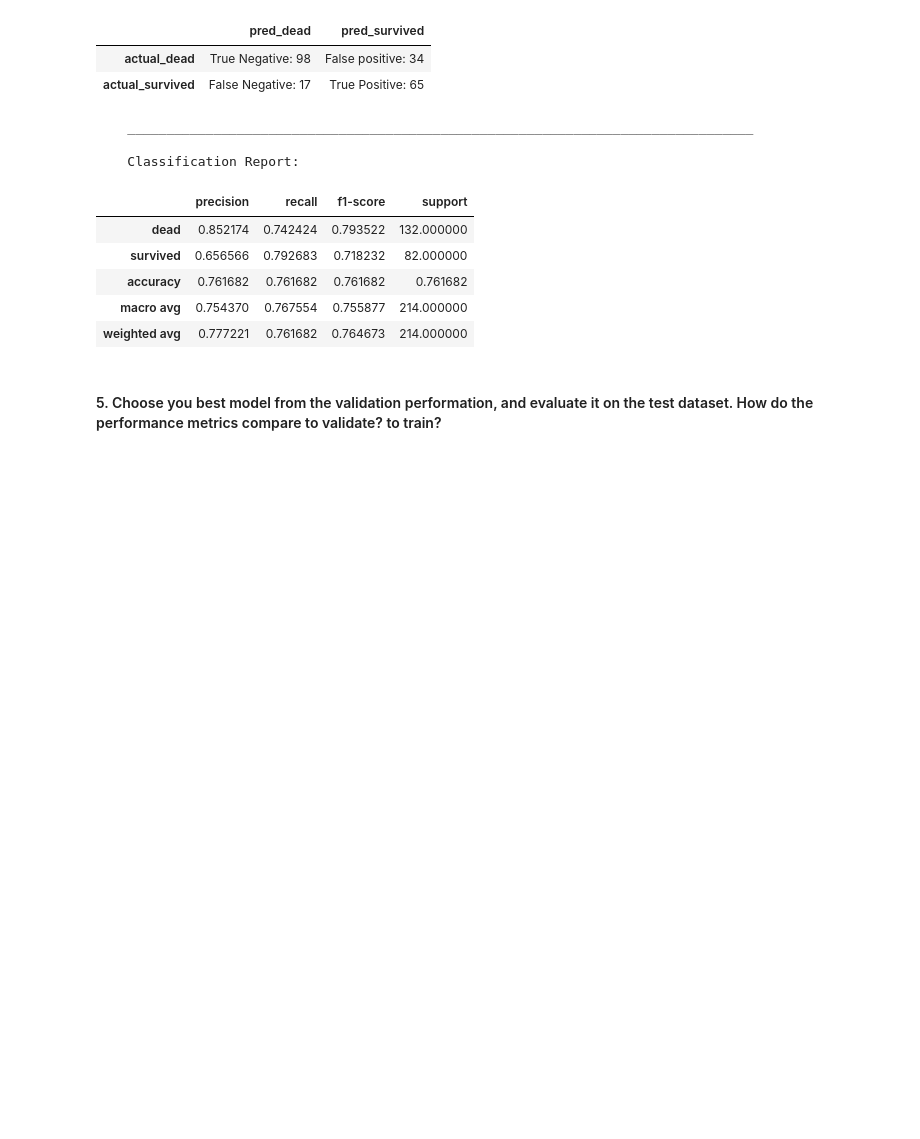
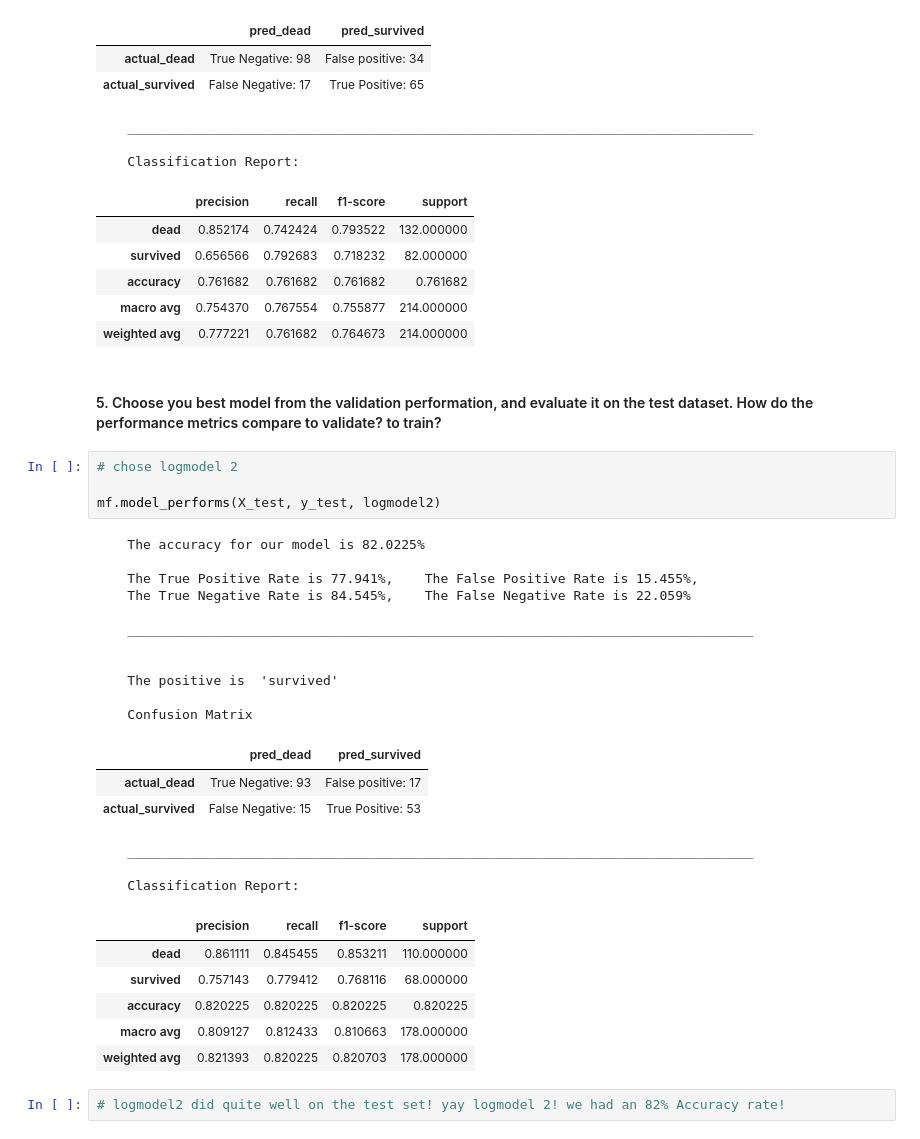
Before and after one commit to HeatherOrtegaMcMillan/classification-exercises, a Jupyter notebook: model.ipynb, the cells around one changed output. Drawn from its saved outputs; the diff is of its cells as text; blank space fills up the shorter version.

```diff
--- a/model.ipynb
+++ b/model.ipynb
@@ -1190,3 +1190,33 @@ mf.model_performs(X_validate, y_validate, logmodel4)
 | weighted avg | 0.777221 | 0.761682 | 0.764673 | 214.000000 |
 # %% [markdown]
 #### 5. Choose you best model from the validation performation, and evaluate it on the test dataset. How do the performance metrics compare to validate? to train?
+# %%
+# chose logmodel 2
+
+mf.model_performs(X_test, y_test, logmodel2)
+# %% [output]
+    The accuracy for our model is 82.0225%
+
+    The True Positive Rate is 77.941%,    The False Positive Rate is 15.455%,
+    The True Negative Rate is 84.545%,    The False Negative Rate is 22.059%
+
+    ________________________________________________________________________________
+
+
+    The positive is  'survived'
+
+    Confusion Matrix
+|  | pred_dead | pred_survived |
+| actual_dead | True Negative: 93 | False positive: 17 |
+| actual_survived | False Negative: 15 | True Positive: 53 |
+    ________________________________________________________________________________
+
+    Classification Report:
+|  | precision | recall | f1-score | support |
+| dead | 0.861111 | 0.845455 | 0.853211 | 110.000000 |
+| survived | 0.757143 | 0.779412 | 0.768116 | 68.000000 |
+| accuracy | 0.820225 | 0.820225 | 0.820225 | 0.820225 |
+| macro avg | 0.809127 | 0.812433 | 0.810663 | 178.000000 |
+| weighted avg | 0.821393 | 0.820225 | 0.820703 | 178.000000 |
+# %%
+# logmodel2 did quite well on the test set! yay logmodel 2! we had an 82% Accuracy rate!
```
Also changed, not shown: parts of 2 cells of this notebook.
